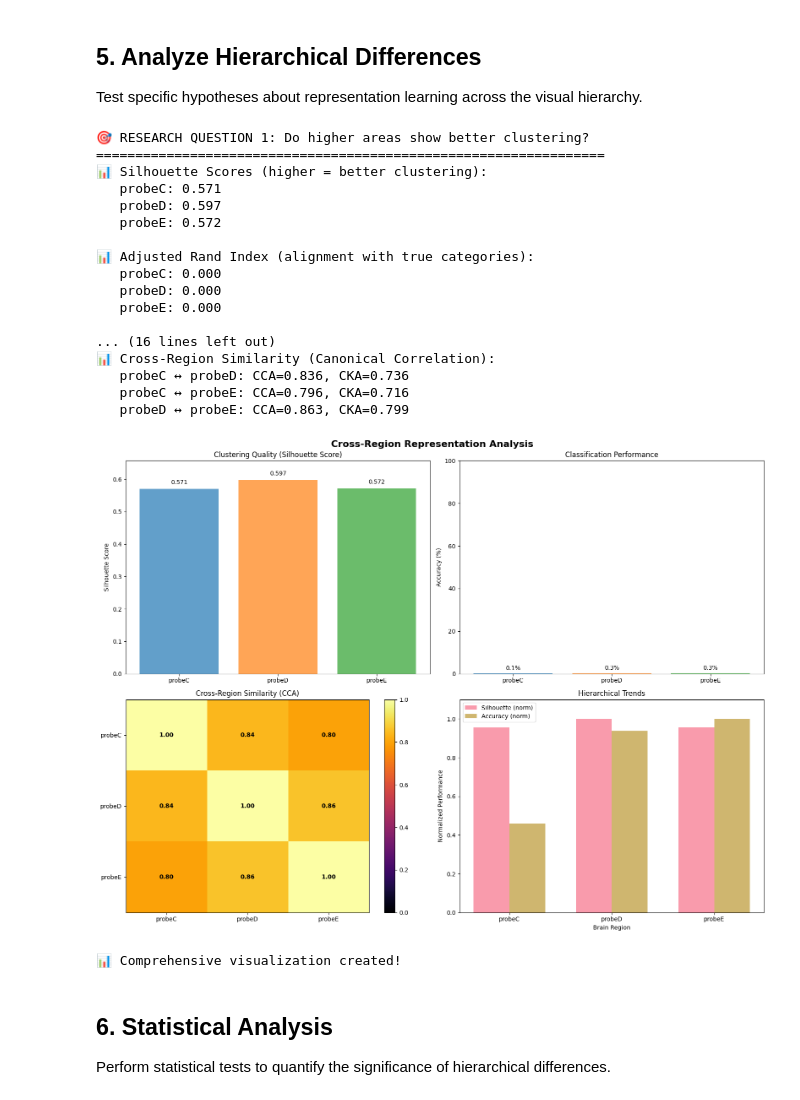
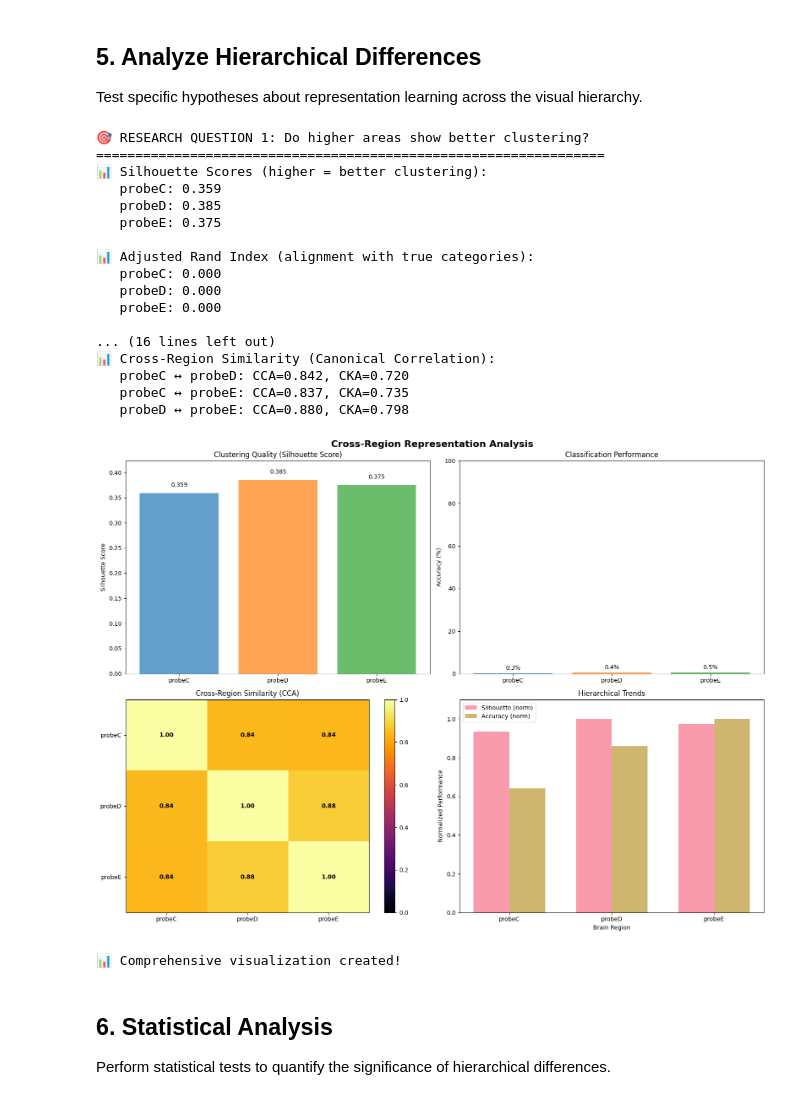
Before and after one commit to jiaxx/neural_repr, a Jupyter notebook: examples/cross_region.ipynb, the cells around one changed output. Cells and saved outputs as stored; diff of their text form; code cells hidden in the pictures.

```diff
--- a/examples/cross_region.ipynb
+++ b/examples/cross_region.ipynb
@@ -224,7 +224,7 @@ base_config = Config(
     dropout=0.1,
 
     # Training parameters
-    batch_size=32,
+    batch_size=512,
     learning_rate=1e-3,
     weight_decay=1e-4,
     temperature=0.1,
@@ -274,7 +254,7 @@ neural_data_dict[region]
 regions = list(neural_data_dict.keys())
 learners = {}
 training_results = {}
-num_epochs = 25
+num_epochs = 60
 
 for region in probenames:
     neural_data = neural_data_dict[region]['neural_data']
@@ -567,9 +547,9 @@ if 'V1_vs_V2' in similarity_data and 'V2_vs_V4' in similarity_data and 'V1_vs_V4
 🎯 RESEARCH QUESTION 1: Do higher areas show better clustering?
 =================================================================
 📊 Silhouette Scores (higher = better clustering):
-   probeC: 0.571
-   probeD: 0.597
-   probeE: 0.572
+   probeC: 0.359
+   probeD: 0.385
+   probeE: 0.375
 
 📊 Adjusted Rand Index (alignment with true categories):
    probeC: 0.000
@@ -578,9 +558,9 @@ if 'V1_vs_V2' in similarity_data and 'V2_vs_V4' in similarity_data and 'V1_vs_V4
 
 ... (16 lines left out)
 📊 Cross-Region Similarity (Canonical Correlation):
-   probeC ↔ probeD: CCA=0.836, CKA=0.736
-   probeC ↔ probeE: CCA=0.796, CKA=0.716
-   probeD ↔ probeE: CCA=0.863, CKA=0.799
+   probeC ↔ probeD: CCA=0.842, CKA=0.720
+   probeC ↔ probeE: CCA=0.837, CKA=0.735
+   probeD ↔ probeE: CCA=0.880, CKA=0.798
 # %%
 # Create comprehensive visualization
 fig, axes = plt.subplots(2, 2, figsize=(16, 12))
@@ -604,7 +584,7 @@ for bar, value in zip(bars1, sil_values):
 regions_acc = [r for r in regions if r in accuracy_scores]
 acc_values = [accuracy_scores[r] for r in regions_acc]
 
-bars2 = axes[0, 1].bar(regions_acc, acc_values, alpha=0.7, color=['#1f77b4', '#ff7f0e', '#2ca02c'])
+bars2 = axes[0, 1].bar(regions_acc, acc_values, alpha=0.7, color=["#5e6061", '#ff7f0e', '#2ca02c'])
 axes[0, 1].set_title('Classification Performance')
 axes[0, 1].set_ylabel('Accuracy (%)')
 axes[0, 1].set_ylim(0, 100)
@@ -641,34 +621,34 @@ for i in range(n_regions):
     for j in range(n_regions):
         text = axes[1, 0].text(j, i, f'{similarity_matrix[i, j]:.2f}',
                               ha="center", va="center", color="black", fontweight='bold')
 
 plt.colorbar(im, ax=axes[1, 0])
 
 # Plot 4: Hierarchical Trends
 metrics = ['Silhouette', 'Accuracy']
 sil_normalized = [s / max(sil_values) for s in sil_values]  # Normalize to 0-1
 acc_normalized = [a / max(acc_values) for a in acc_values]  # Normalize to 0-1
 
 x = np.arange(len(regions_clean))
 width = 0.35
 
 axes[1, 1].bar(x - width/2, sil_normalized, width, label='Silhouette (norm)', alpha=0.7)
 axes[1, 1].bar(x + width/2, acc_normalized, width, label='Accuracy (norm)', alpha=0.7)
 
 axes[1, 1].set_xlabel('Brain Region')
 axes[1, 1].set_ylabel('Normalized Performance')
 axes[1, 1].set_title('Hierarchical Trends')
 axes[1, 1].set_xticks(x)
 axes[1, 1].set_xticklabels(regions_clean)
 axes[1, 1].legend()
 axes[1, 1].set_ylim(0, 1.1)
 
 plt.tight_layout()
 plt.show()
 
 print("\n📊 Comprehensive visualization created!")
 # %% [output]
-[figure, old version]
+[figure, new version]
 📊 Comprehensive visualization created!
 # %% [markdown]
 ## 6. Statistical Analysis
```
Also changed, not shown: parts of 4 cells of this notebook, 2 other files.
